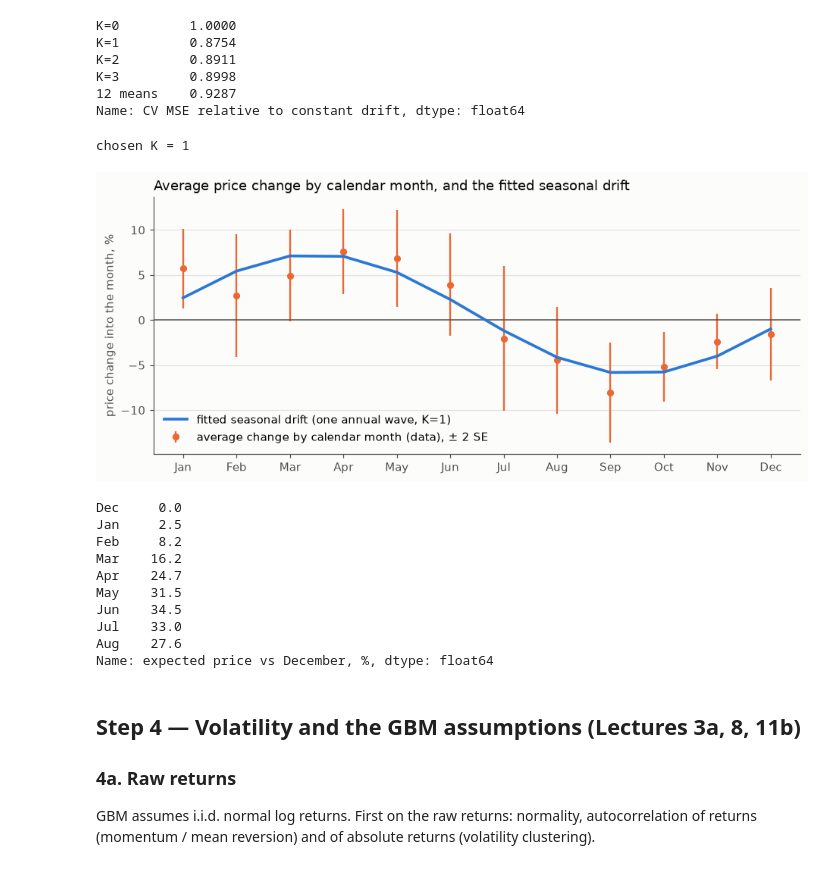
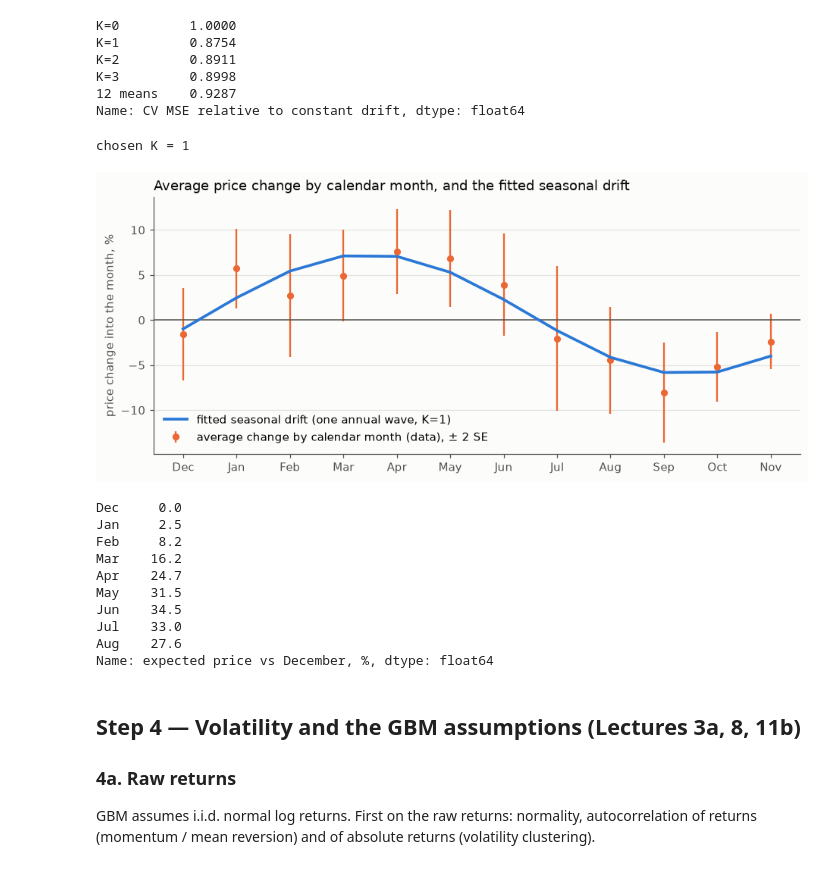
Before and after one commit to thummim-mekuria/erdos_project, a Jupyter notebook: maize_storage_option.ipynb, the cells around one changed output. Cells and saved outputs as stored; diff of their text form; code cells hidden in the pictures.

Commit message:
Notebook: plot monthly averages and fitted drift in season order (Dec-Nov)
Co-Authored-By: Claude Opus 5.5 <noreply@anthropic.com>

```diff
--- a/maize_storage_option.ipynb
+++ b/maize_storage_option.ipynb
@@ -251,24 +251,27 @@ Name: CV MSE relative to constant drift, dtype: float64
 # %%
 K = int(cv.drop("12 means").idxmin().split("=")[1])
 print("chosen K =", K)
 g = pd.Series(g_of(fit_drift(r, K), K), index=MONTHS)
 
+SEASON_ORDER = ["Dec"] + MONTHS[:11]          # plot in season order: harvest (Dec) -> Nov
 fig, ax = plt.subplots(figsize=(10, 4))
-ax.errorbar(np.arange(12), 100 * mm["mean"], yerr=200 * mm["se"], fmt="o", ms=5, color=ORANGE,
-            capsize=0, lw=1.5, label="average change by calendar month (data), ± 2 SE", zorder=2)
-ax.plot(range(12), 100 * g.values, color=BLUE, lw=2.4, label=f"fitted seasonal drift (one annual wave, K={K})", zorder=3)
+ax.errorbar(np.arange(12), 100 * mm.loc[SEASON_ORDER, "mean"], yerr=200 * mm.loc[SEASON_ORDER, "se"],
+            fmt="o", ms=5, color=ORANGE, capsize=0, lw=1.5,
+            label="average change by calendar month (data), ± 2 SE", zorder=2)
+ax.plot(range(12), 100 * g[SEASON_ORDER].values, color=BLUE, lw=2.4,
+        label=f"fitted seasonal drift (one annual wave, K={K})", zorder=3)
 ax.axhline(0, color=INK2, lw=1)
-ax.set_xticks(range(12), MONTHS); ax.set_ylabel("price change into the month, %")
+ax.set_xticks(range(12), SEASON_ORDER); ax.set_ylabel("price change into the month, %")
 ax.set_title("Average price change by calendar month, and the fitted seasonal drift", loc="left", color=INK)
 ax.legend(frameon=False, loc="lower left"); ax.grid(axis="x", visible=False)
 plt.show()
 
 # implied average seasonal path from December (the storage start), as % above December
 path = 100 * (np.exp(np.cumsum(np.r_[0, g[MONTHS[:8]].values])) - 1)
 pd.Series(path, index=["Dec"] + MONTHS[:8]).round(1).rename("expected price vs December, %")
 # %% [output]
 chosen K = 1
-[figure, old version]
+[figure, new version]
 Dec     0.0
 Jan     2.5
 Feb     8.2
```
Also changed, not shown: parts of 1 cell of this notebook.
